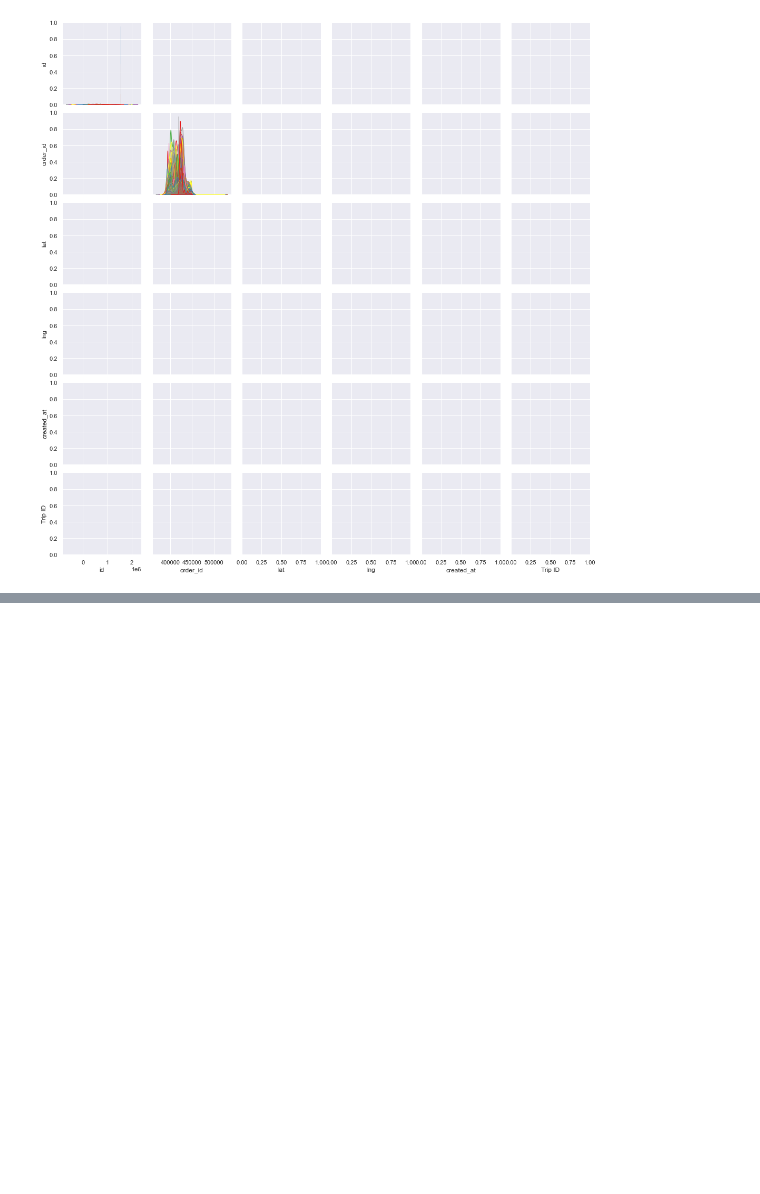
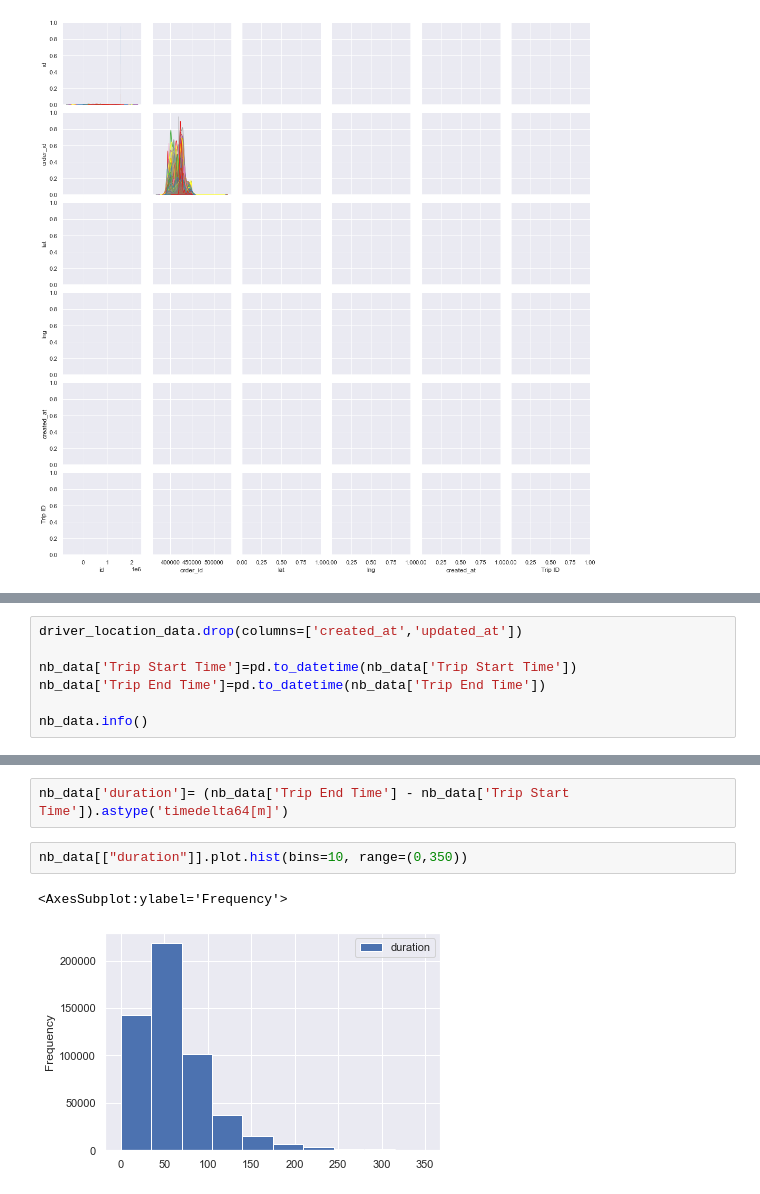
Before and after one commit to HenokD11/casual-inference, a Jupyter notebook: notebooks/EDA.ipynb, the cells around one changed output, grey strips where cells are left out. Cells and saved outputs as stored; diff of their text form; blank space fills up the shorter version.

```diff
--- a/notebooks/EDA.ipynb
+++ b/notebooks/EDA.ipynb
@@ -269,0 +283,7 @@ LinAlgError: singular matrix
+# %%
+driver_location_data.drop(columns=['created_at','updated_at'])
+
+nb_data['Trip Start Time']=pd.to_datetime(nb_data['Trip Start Time'])
+nb_data['Trip End Time']=pd.to_datetime(nb_data['Trip End Time'])
+
+nb_data.info()
@@ -269,0 +303,7 @@ LinAlgError: singular matrix
+# %%
+nb_data['duration']= (nb_data['Trip End Time'] - nb_data['Trip Start Time']).astype('timedelta64[m]')
+# %%
+nb_data[["duration"]].plot.hist(bins=10, range=(0,350))
+# %% [output]
+<AxesSubplot:ylabel='Frequency'>
+[figure, added]
```
Also changed, not shown: parts of 16 cells of this notebook, 13 other files.
